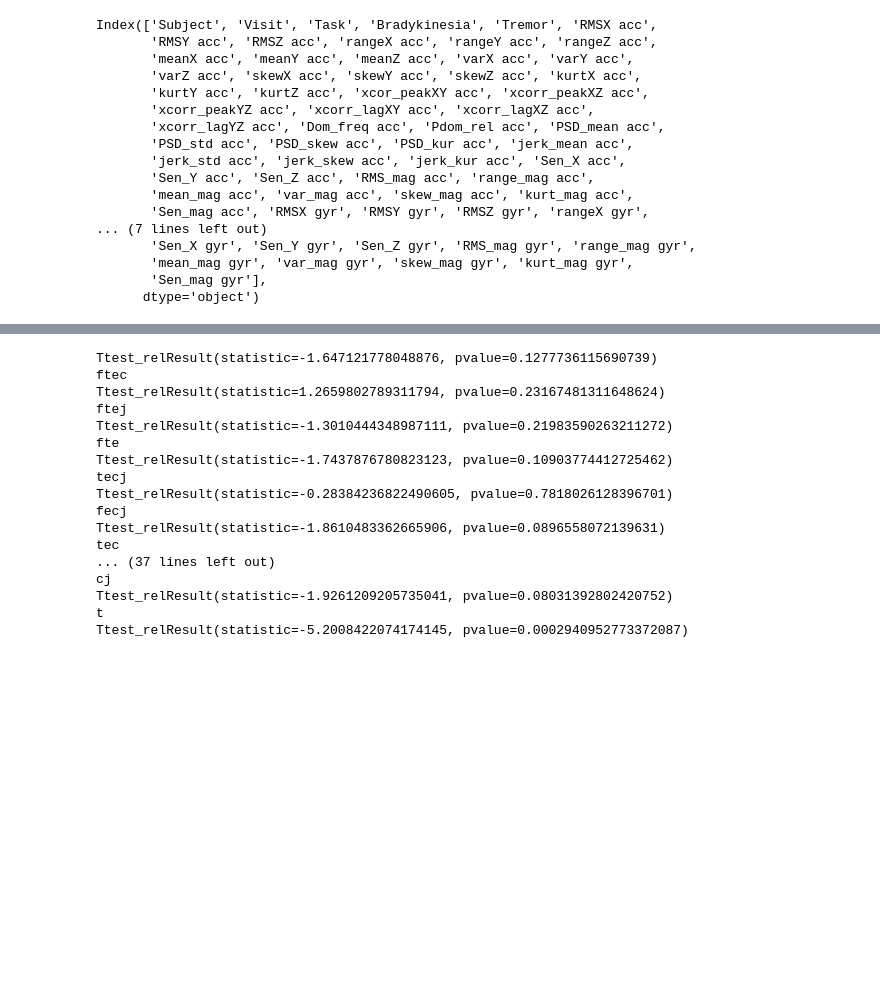
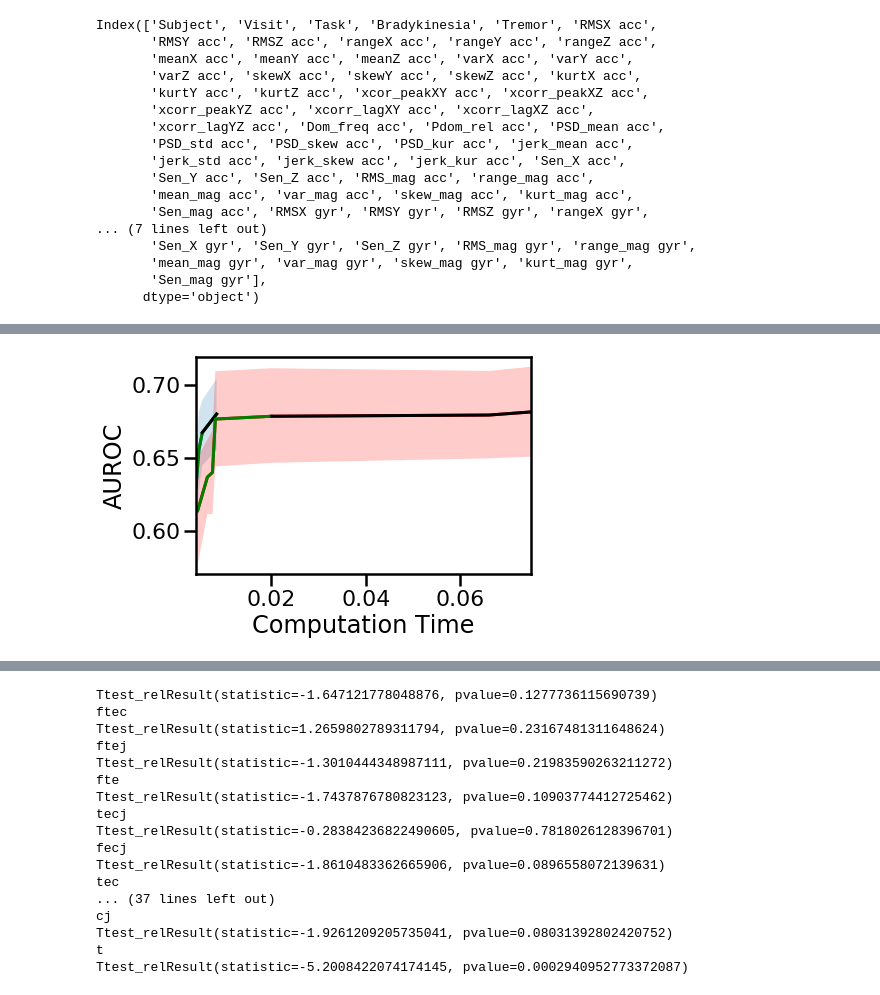
Before and after one commit to nshawen/CIS-PD-Optimization, a Jupyter notebook: FeaturesAnalysis.ipynb, the cells around one changed output, grey strips where cells are left out. Saved outputs shown, nothing was run; the diff lists cells and outputs as text; code cells hidden in the pictures; blank space fills up the shorter version.

```diff
--- a/FeaturesAnalysis.ipynb
+++ b/FeaturesAnalysis.ipynb
@@ -631,0 +788,10 @@ def newSelection(mode,symptom,classifier):
+# %%
+ax = sns.tsplot(pd.DataFrame(mag_dict['BB']).transpose().dropna().values,time=BB.index)
+sns.tsplot(pd.DataFrame(full_dict['BB']).transpose().dropna().values,time=BB_full.index,color='r')
+BB.iloc[:].plot(color='g');BB.iloc[-2:].plot(color='k')
+BB_full.iloc[:5].plot(color='g');BB_full.iloc[4:].plot(color='k')
+ax.set_xlabel('Computation Time')
+ax.set_ylabel('AUROC')
+plt.savefig('C:\\Users\\nshawen\\Box\\CIS-PD Optimization\\Images\\Features_BradyBinary.svg')
+# %% [output]
+[figure, added]
```
Also changed, not shown: parts of 39 cells of this notebook.
